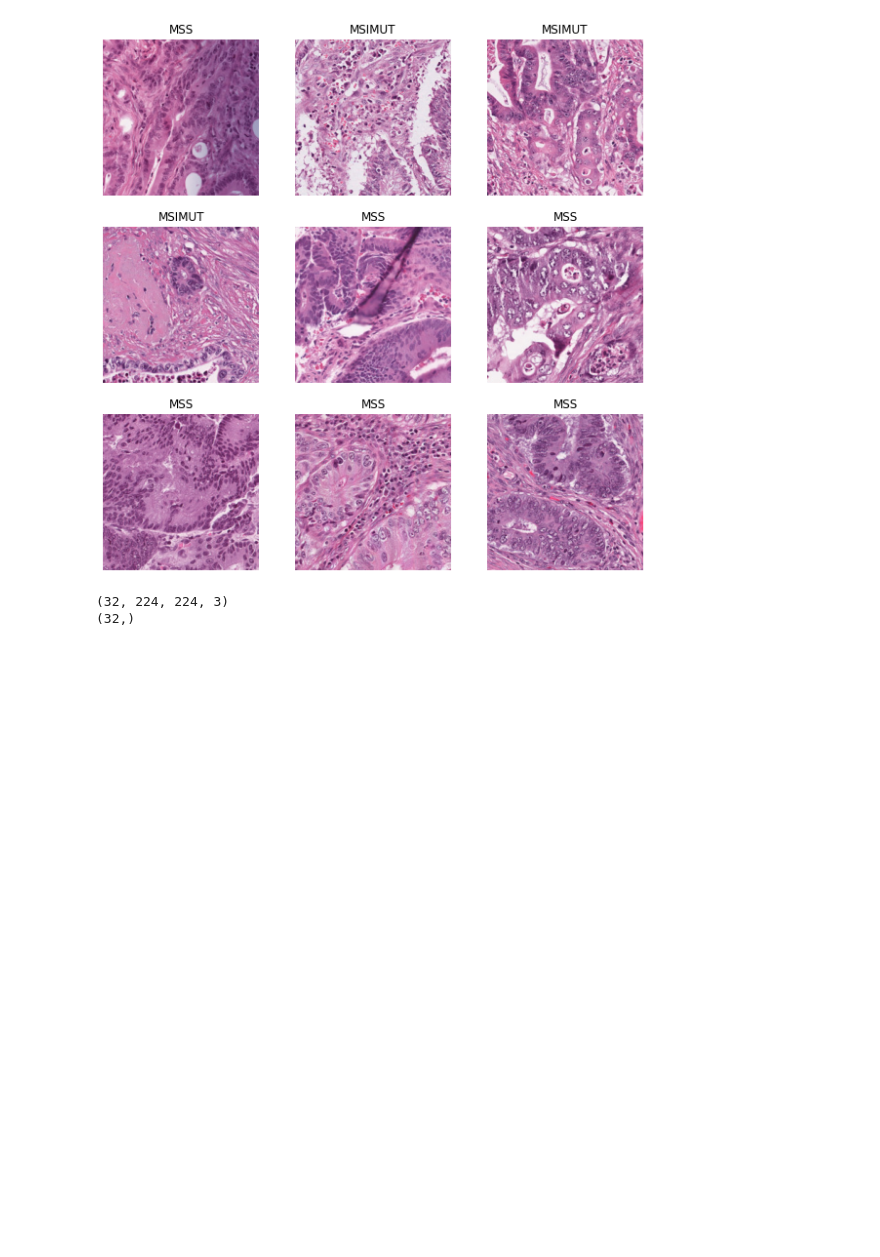
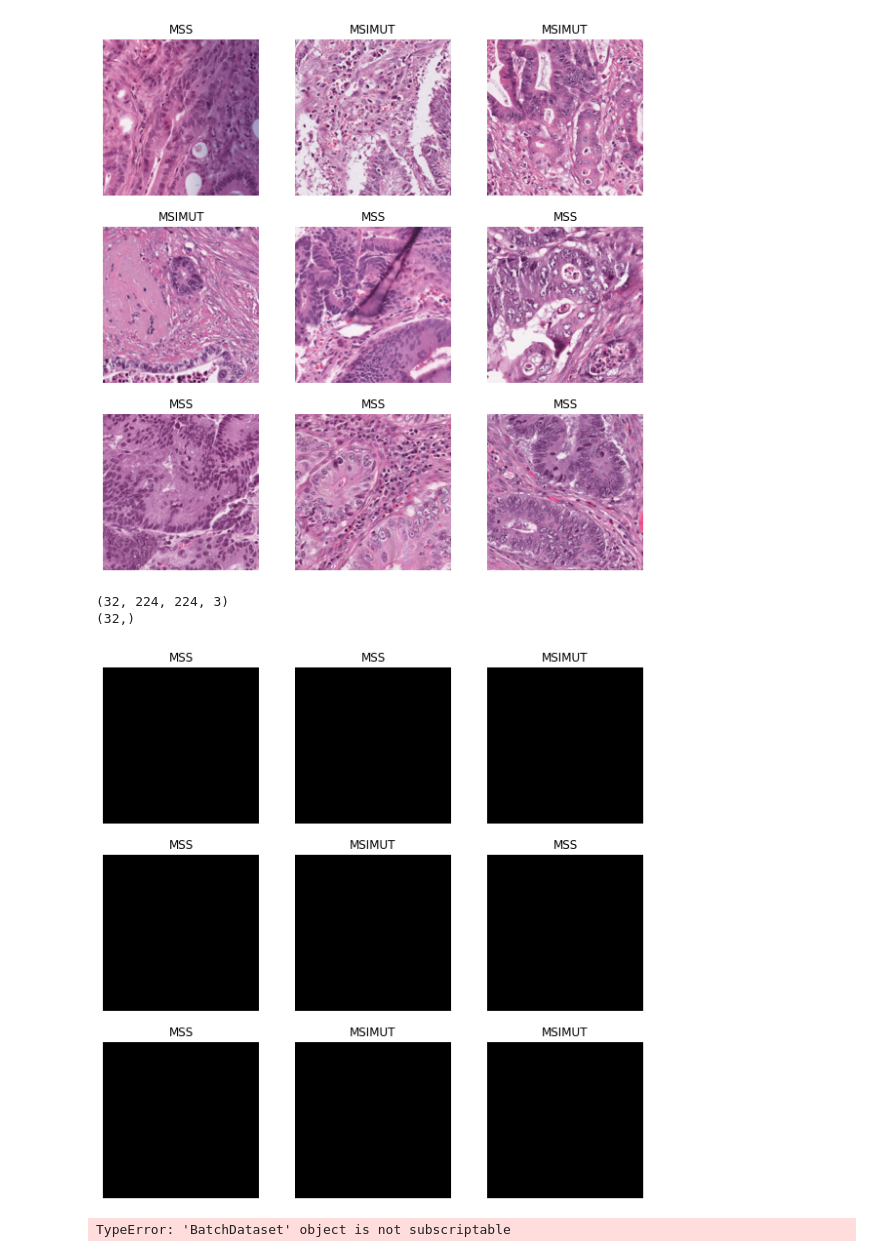
Before and after one commit to Bernold1/Gastrointestinal-Cancer-MSI-MSS-Prediction, a Jupyter notebook: slutprojek-tf.ipynb, the cells around one changed output. Drawn from its saved outputs; the diff is of its cells as text; code cells hidden in the pictures; blank space fills up the shorter version.

```diff
--- a/slutprojek-tf.ipynb
+++ b/slutprojek-tf.ipynb
@@ -91,3 +91,22 @@ for image_batch, labels_batch in train_ds:
 # %%
 #We don't want to have large RBG channel values and should instead scale the values to range from 0-1 instead of 0-255
 normalization_layer = tf.keras.layers.experimental.preprocessing.Rescaling(1./255)
+# %%
+#x values normalized (image data) y are the labels
+normalized_training_ds = train_ds.map(lambda x, y: (normalization_layer(x), y))
+image_batch, labels_batch = next(iter(normalized_training_ds))
+# %%
+#Takes 9 random images from training set displaying MSS and MSIMUT images
+plt.figure(figsize=(10, 10))
+for images, labels in normalized_training_ds.take(1):
+  for i in range(9):
+    ax = plt.subplot(3, 3, i + 1)
+    plt.imshow(images[i].numpy().astype("uint8"))
+    plt.title(class_names[labels[i]])
+    plt.axis("off")
+# %% [output]
+[figure, added]
+# %%
+plt.scatter()
+# %% [output]
+TypeError: 'BatchDataset' object is not subscriptable
```
